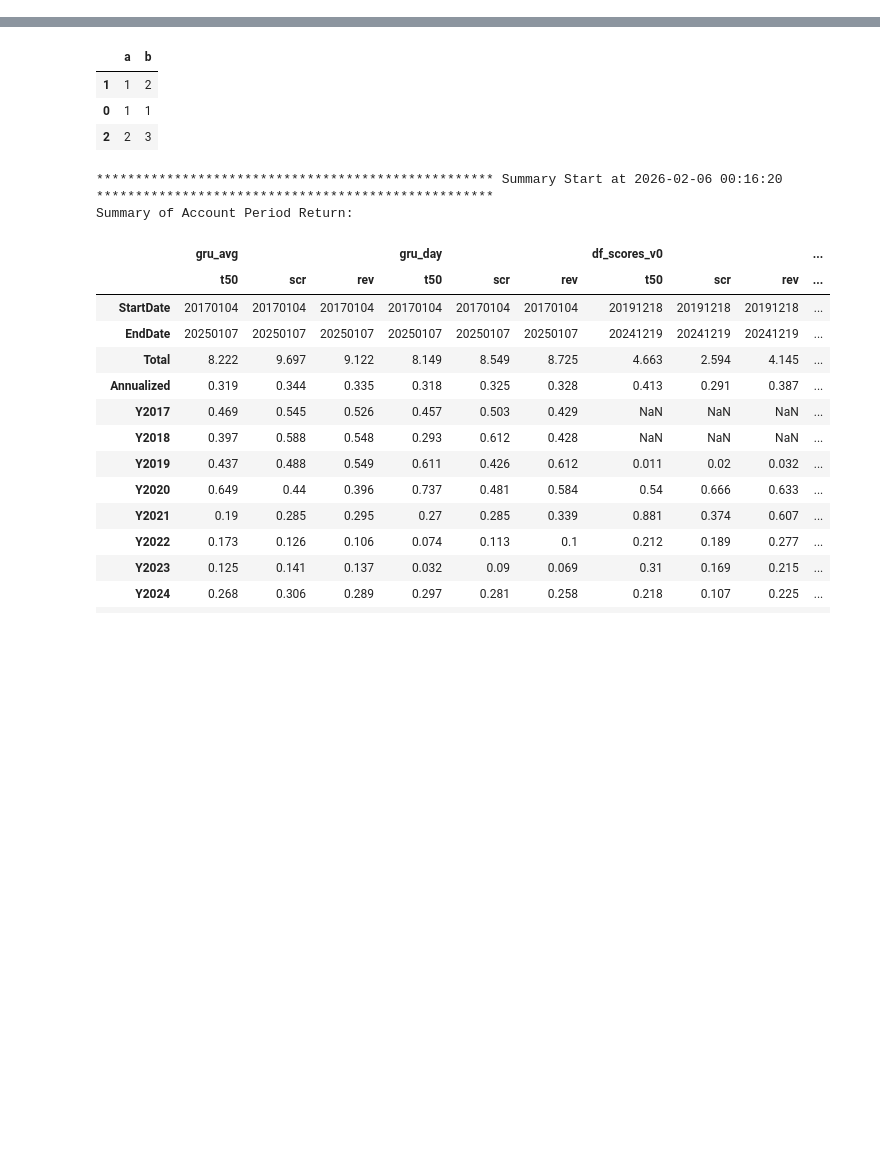
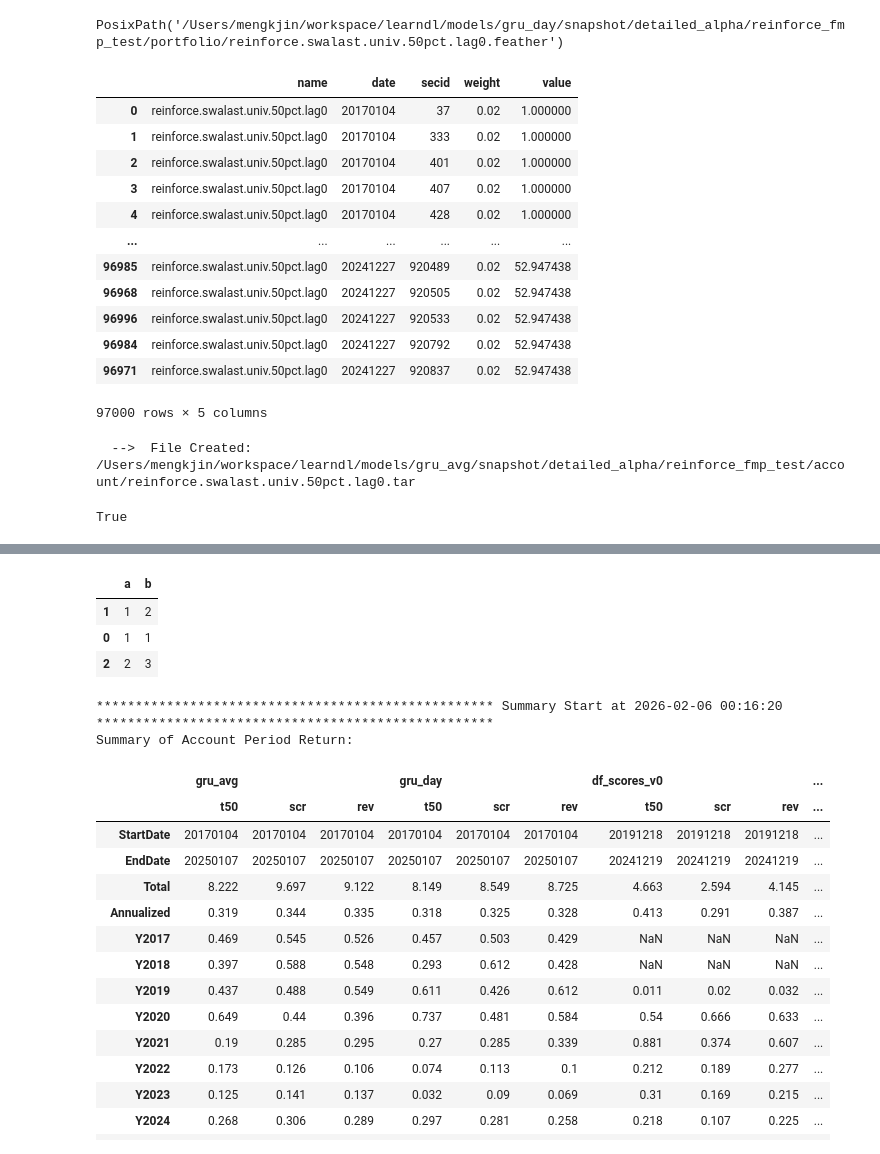
Before and after one commit to mengkjin/learndl, a Jupyter notebook: main.ipynb, the cells around one changed output, grey strips where cells are left out. Drawn from its saved outputs; the diff is of its cells as text; code cells hidden in the pictures; blank space fills up the shorter version.

```diff
--- a/main.ipynb
+++ b/main.ipynb
@@ -0,0 +69,44 @@
+# %%
+path = paths[3]
+path_new = Path(str(path).replace('revscreen' , 'reinforce').replace('rev_screen' , 'reinforce').replace('Revscreen' , 'Reinforce'))
+path_new
+# %% [output]
+PosixPath('/Users/mengkjin/workspace/learndl/models/gru_day/snapshot/detailed_alpha/reinforce_fmp_test/portfolio/reinforce.swalast.univ.50pct.lag0.feather')
+# %%
+df = DB.load_df(path)
+for col in df.columns:
+    if df[col].dtype == 'object':
+        df[col] = df[col].str.replace('revscreen' , 'reinforce').replace('rev_screen' , 'reinforce').replace('Revscreen' , 'Reinforce')
+df
+# %% [output]
+|  | name | date | secid | weight | value |
+| 0 | reinforce.swalast.univ.50pct.lag0 | 20170104 | 37 | 0.02 | 1.000000 |
+| 1 | reinforce.swalast.univ.50pct.lag0 | 20170104 | 333 | 0.02 | 1.000000 |
+| 2 | reinforce.swalast.univ.50pct.lag0 | 20170104 | 401 | 0.02 | 1.000000 |
+| 3 | reinforce.swalast.univ.50pct.lag0 | 20170104 | 407 | 0.02 | 1.000000 |
+| 4 | reinforce.swalast.univ.50pct.lag0 | 20170104 | 428 | 0.02 | 1.000000 |
+| ... | ... | ... | ... | ... | ... |
+| 96985 | reinforce.swalast.univ.50pct.lag0 | 20241227 | 920489 | 0.02 | 52.947438 |
+| 96968 | reinforce.swalast.univ.50pct.lag0 | 20241227 | 920505 | 0.02 | 52.947438 |
+| 96996 | reinforce.swalast.univ.50pct.lag0 | 20241227 | 920533 | 0.02 | 52.947438 |
+| 96984 | reinforce.swalast.univ.50pct.lag0 | 20241227 | 920792 | 0.02 | 52.947438 |
+| 96971 | reinforce.swalast.univ.50pct.lag0 | 20241227 | 920837 | 0.02 | 52.947438 |
+97000 rows × 5 columns
+# %%
+def replace_revscreen_to_reinforce(path : Path):
+    if path.suffix == '.tar':
+        dfs = DB.load_dfs_from_tar(path)
+        if 'index' in dfs:
+            dfs['index'] = dfs['index'].replace('revscreen' , 'reinforce').replace('rev_screen' , 'reinforce').replace('Revscreen' , 'Reinforce')
+        DB.save_dfs_to_tar(dfs , path_new)
+    elif path.suffix == '.feather':
+        df = DB.load_df(path)
+        for col in df.columns:
+            if df[col].dtype == 'object':
+                df[col] = df[col].str.replace('revscreen' , 'reinforce').replace('rev_screen' , 'reinforce').replace('Revscreen' , 'Reinforce')
+        DB.save_df(df , path_new)
+    else:
+        raise ValueError(f'Unsupported file type: {path.suffix}')
+# %% [output]
+  -->  File Created: /Users/mengkjin/workspace/learndl/models/gru_avg/snapshot/detailed_alpha/reinforce_fmp_test/account/reinforce.swalast.univ.50pct.lag0.tar
+True
```
Also changed, not shown: parts of 3 cells of this notebook.
